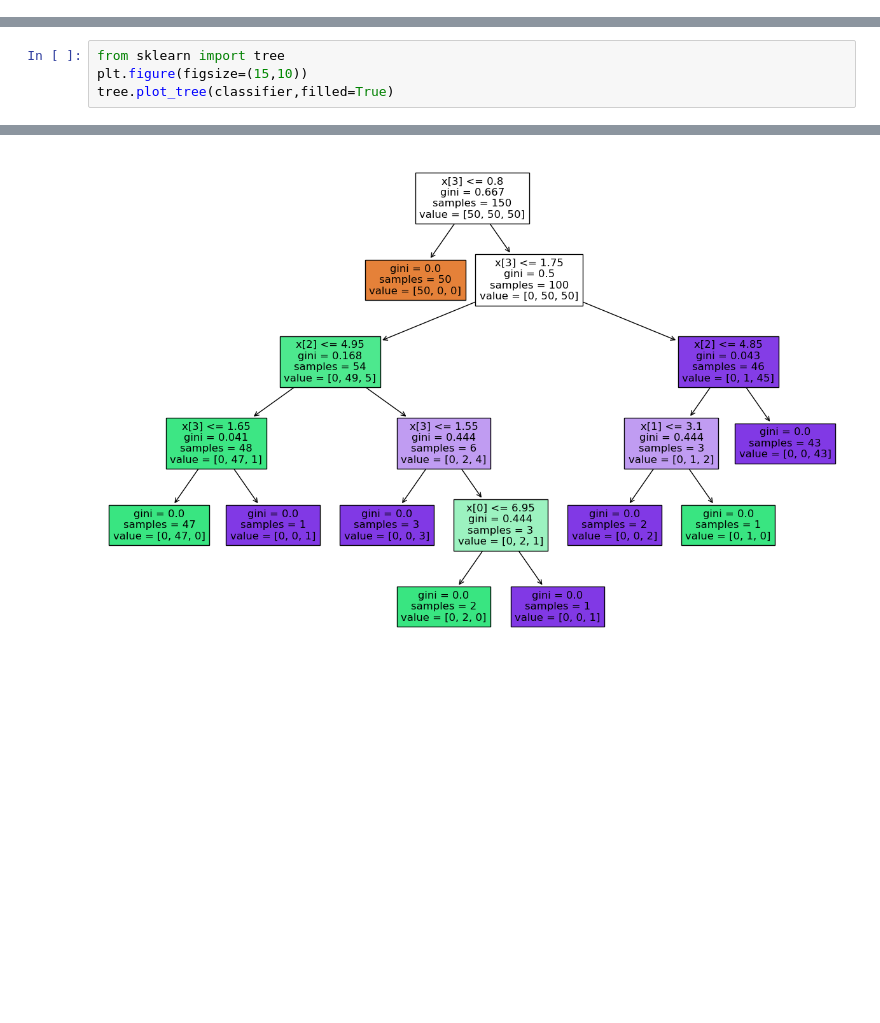
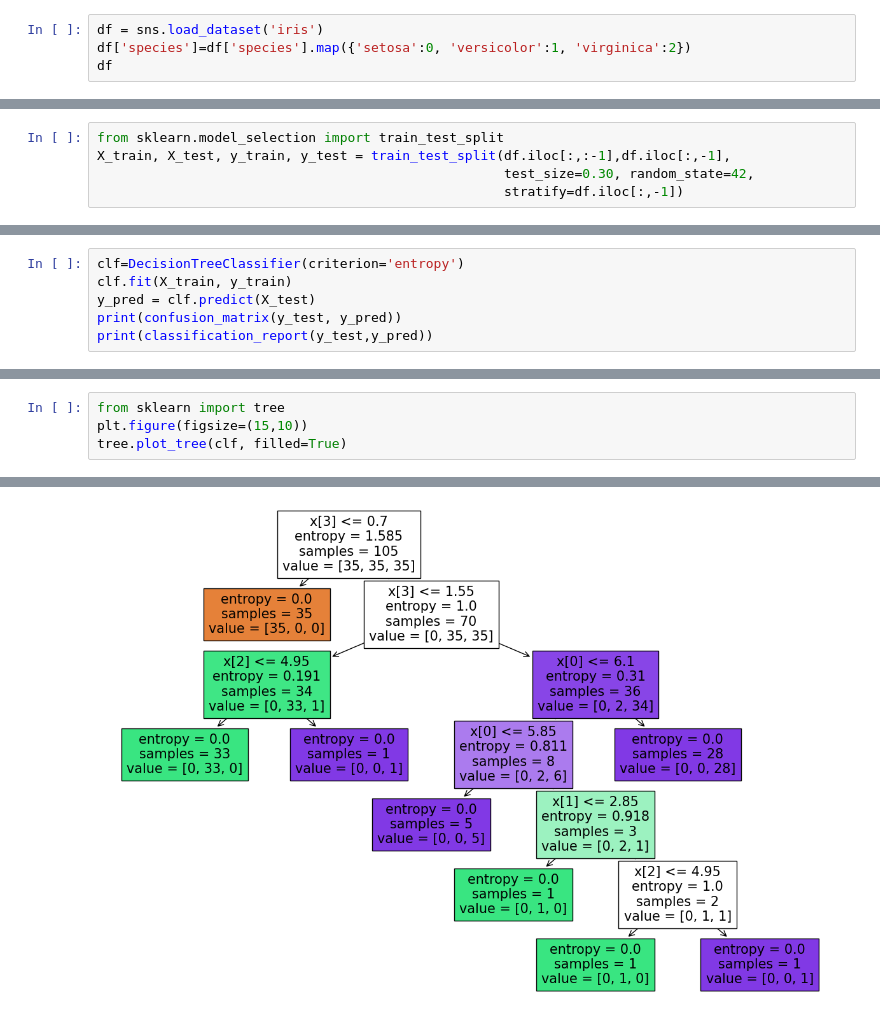
Before and after one commit to aziart/fsds, a Jupyter notebook: 05 - Machine Learning/0522 - Decision Tree.ipynb, the cells around one changed output, grey strips where cells are left out. Cells and saved outputs as stored; diff of their text form; blank space fills up the shorter version.

Commit message:
Decision trees: params_tuning

```diff
--- a/05 - Machine Learning/0522 - Decision Tree.ipynb
+++ b/05 - Machine Learning/0522 - Decision Tree.ipynb
@@ -48,0 +7,4 @@ array([[5.1, 3.5, 1.4, 0.2],
+# %%
+df = sns.load_dataset('iris')
+df['species']=df['species'].map({'setosa':0, 'versicolor':1, 'virginica':2})
+df
@@ -48,0 +25,5 @@ array([[5.1, 3.5, 1.4, 0.2],
+# %%
+from sklearn.model_selection import train_test_split
+X_train, X_test, y_train, y_test = train_test_split(df.iloc[:,:-1],df.iloc[:,-1],
+                                                    test_size=0.30, random_state=42,
+                                                    stratify=df.iloc[:,-1])
@@ -55,0 +56,6 @@ DecisionTreeClassifier()
+# %%
+clf=DecisionTreeClassifier(criterion='entropy')
+clf.fit(X_train, y_train)
+y_pred = clf.predict(X_test)
+print(confusion_matrix(y_test, y_pred))
+print(classification_report(y_test,y_pred))
@@ -56,5 +75,5 @@ DecisionTreeClassifier()
 # %%
 from sklearn import tree
 plt.figure(figsize=(15,10))
-tree.plot_tree(classifier,filled=True)
+tree.plot_tree(clf, filled=True)
 # %% [output]
@@ -78 +95 @@ tree.plot_tree(classifier,filled=True)
-[figure, old version]
+[figure, new version]
```
Also changed, not shown: parts of 13 cells of this notebook.
